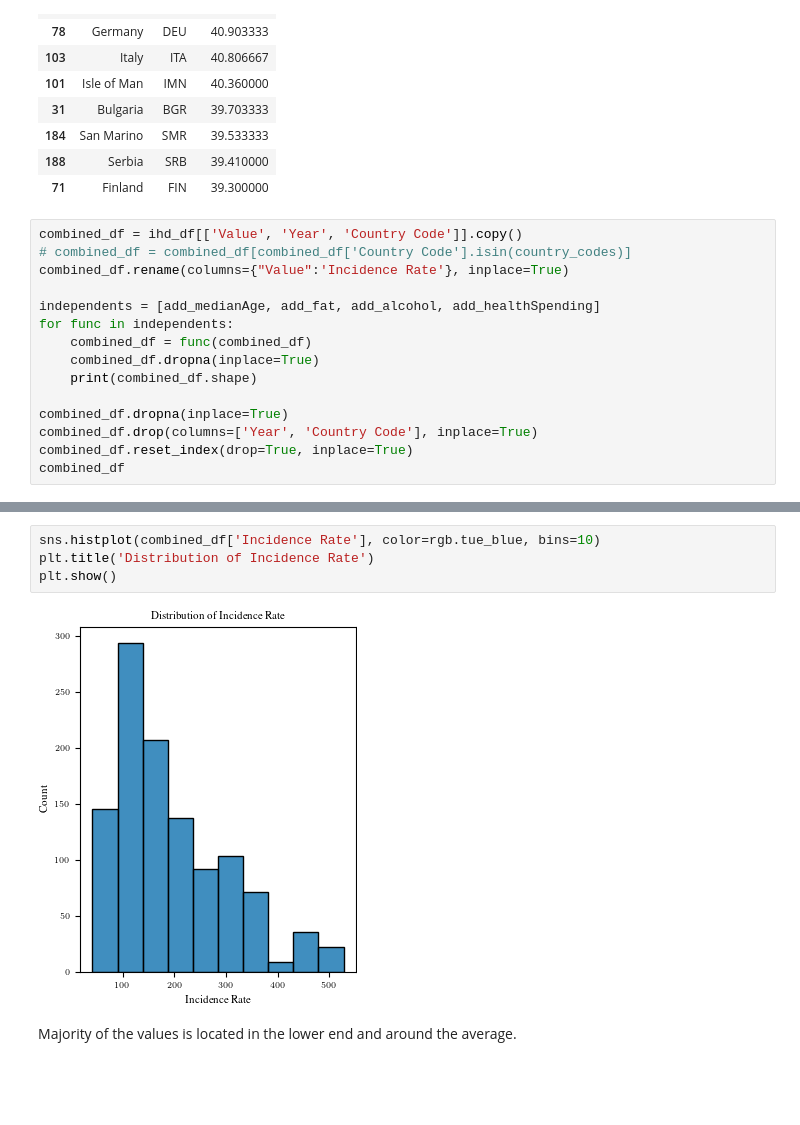
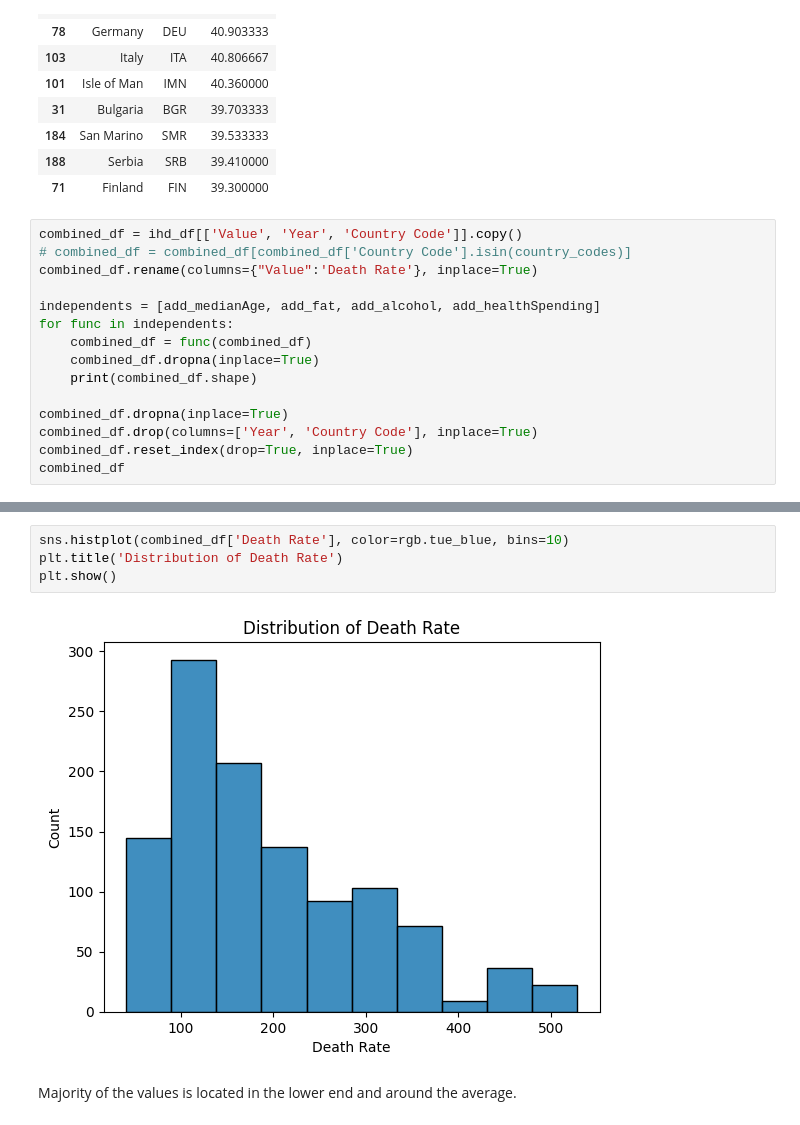
Before and after one commit to sykoravojtech/IHD_germany_2024, a Jupyter notebook: exp/exp_DK_002_IncidenceModel.ipynb, the cells around one changed output, grey strips where cells are left out. Cells and saved outputs as stored; diff of their text form; blank space fills up the shorter version.

```diff
--- a/exp/exp_DK_002_IncidenceModel.ipynb
+++ b/exp/exp_DK_002_IncidenceModel.ipynb
@@ -207,7 +204,7 @@ avg_median_age.sort_values(by=['Median Age'], ascending=False).head(10)
 # %%
 combined_df = ihd_df[['Value', 'Year', 'Country Code']].copy()
 # combined_df = combined_df[combined_df['Country Code'].isin(country_codes)]
-combined_df.rename(columns={"Value":'Incidence Rate'}, inplace=True)
+combined_df.rename(columns={"Value":'Death Rate'}, inplace=True)
 
 independents = [add_medianAge, add_fat, add_alcohol, add_healthSpending]
 for func in independents:
@@ -238,11 +235,11 @@ combined_df
 | 1114 | 185.615296 | 39.6 | 128.847460 | 7.1 | 5387.733 |
 1115 rows × 5 columns
 # %%
-sns.histplot(combined_df['Incidence Rate'], color=rgb.tue_blue, bins=10)
-plt.title('Distribution of Incidence Rate')
+sns.histplot(combined_df['Death Rate'], color=rgb.tue_blue, bins=10)
+plt.title('Distribution of Death Rate')
 plt.show()
 # %% [output]
-[figure, old version]
+[figure, new version]
 # %% [markdown]
 Majority of the values is located in the lower end and around the average.
 # %%
```
Also changed, not shown: parts of 10 cells of this notebook, 18 other files.
